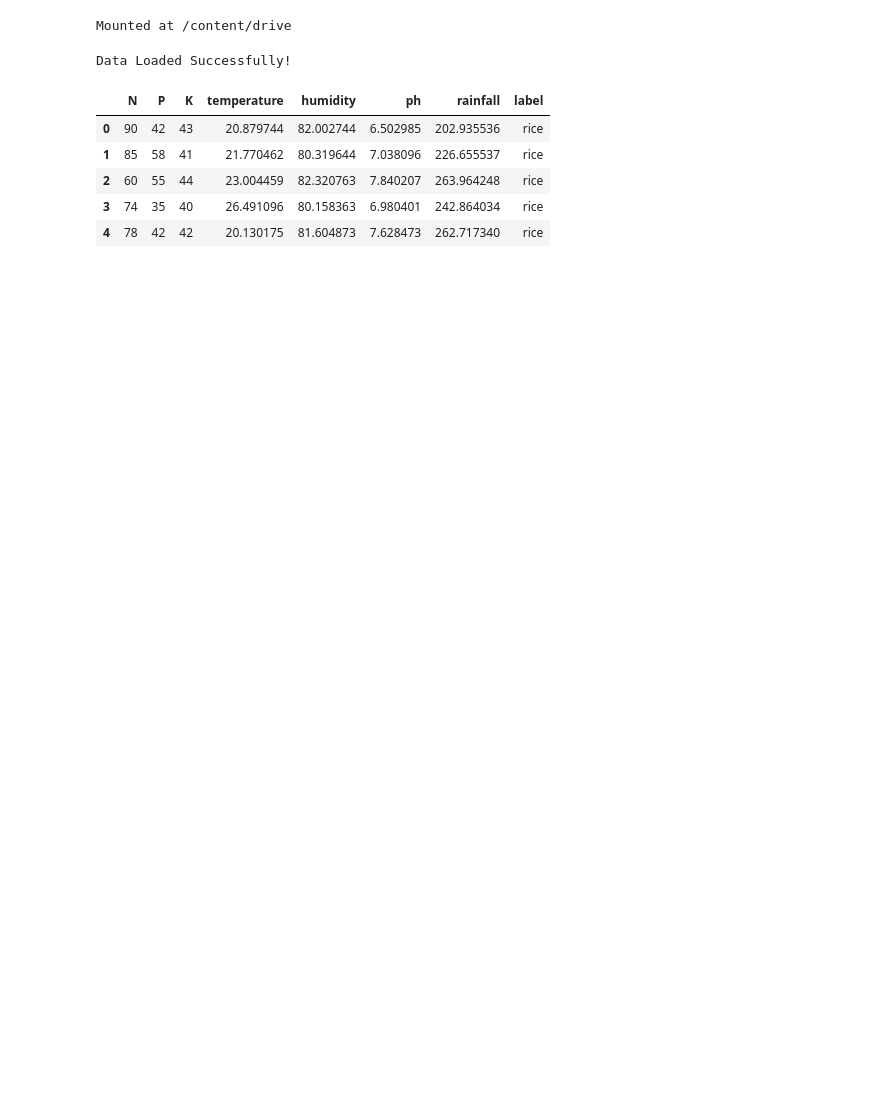
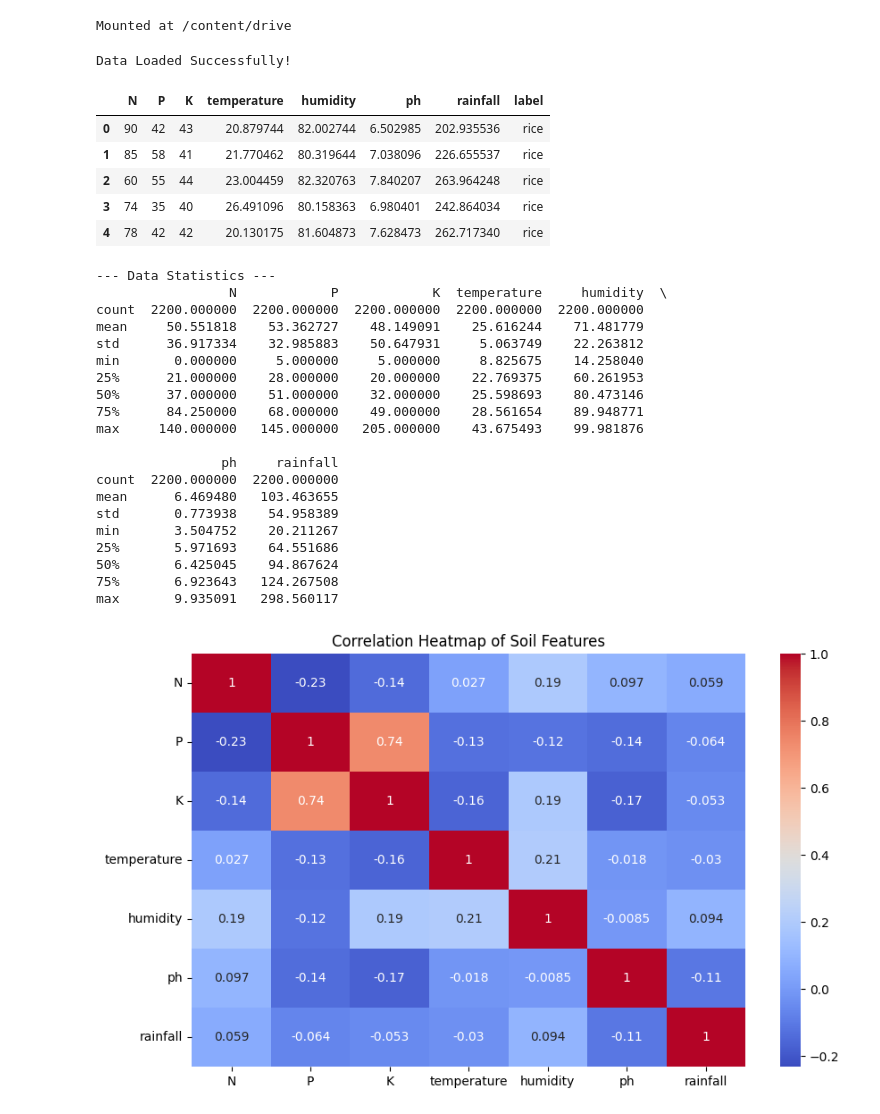
Before and after one commit to shahzaibkhanniazi-dot/Smart_Crop_Recommendation_System, a Jupyter notebook: Week1_Data_Preprocessing_ipynb_.ipynb, the cells around one changed output. Drawn from its saved outputs; the diff is of its cells as text; code cells hidden in the pictures; blank space fills up the shorter version.

Commit message:
"Added Data Visualization and Correlation Heatmap"

```diff
--- a/Week1_Data_Preprocessing_ipynb_.ipynb
+++ b/Week1_Data_Preprocessing_ipynb_.ipynb
@@ -28,3 +28,40 @@ Data Loaded Successfully!
 | 2 | 60 | 55 | 44 | 23.004459 | 82.320763 | 7.840207 | 263.964248 | rice |
 | 3 | 74 | 35 | 40 | 26.491096 | 80.158363 | 6.980401 | 242.864034 | rice |
 | 4 | 78 | 42 | 42 | 20.130175 | 81.604873 | 7.628473 | 262.717340 | rice |
+# %%
+# Cell 3: Data Visualization (EDA)
+import seaborn as sns
+import matplotlib.pyplot as plt
+
+# 1. Checking statistics
+print("--- Data Statistics ---")
+print(df.describe())
+
+# 2. Creating a Correlation Matrix (Only for numeric columns)
+# This shows how features like Rainfall and Humidity are related
+plt.figure(figsize=(10,6))
+sns.heatmap(df.select_dtypes(include='number').corr(), annot=True, cmap='coolwarm')
+plt.title("Correlation Heatmap of Soil Features")
+plt.show()
+# %% [output]
+--- Data Statistics ---
+                 N            P            K  temperature     humidity  \
+count  2200.000000  2200.000000  2200.000000  2200.000000  2200.000000
+mean     50.551818    53.362727    48.149091    25.616244    71.481779
+std      36.917334    32.985883    50.647931     5.063749    22.263812
+min       0.000000     5.000000     5.000000     8.825675    14.258040
+25%      21.000000    28.000000    20.000000    22.769375    60.261953
+50%      37.000000    51.000000    32.000000    25.598693    80.473146
+75%      84.250000    68.000000    49.000000    28.561654    89.948771
+max     140.000000   145.000000   205.000000    43.675493    99.981876
+
+                ph     rainfall
+count  2200.000000  2200.000000
+mean      6.469480   103.463655
+std       0.773938    54.958389
+min       3.504752    20.211267
+25%       5.971693    64.551686
+50%       6.425045    94.867624
+75%       6.923643   124.267508
+max       9.935091   298.560117
+[figure, added]
```
